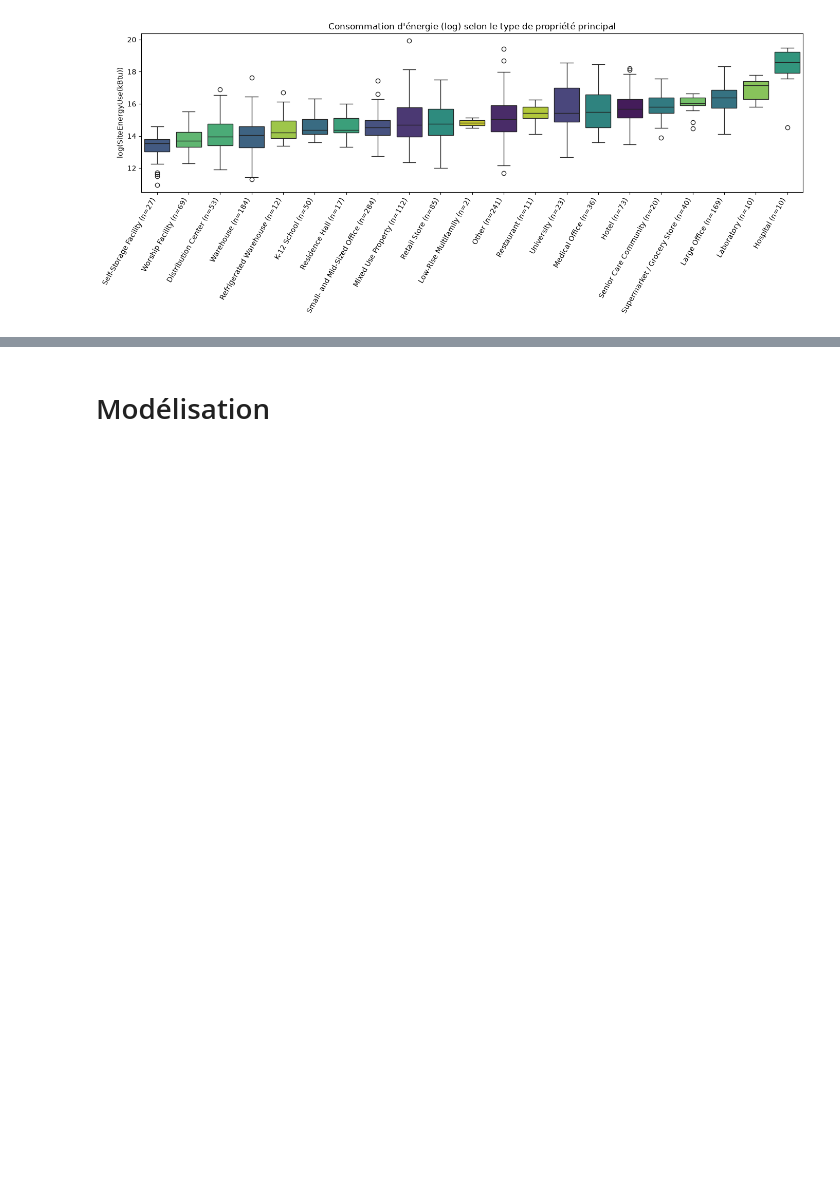
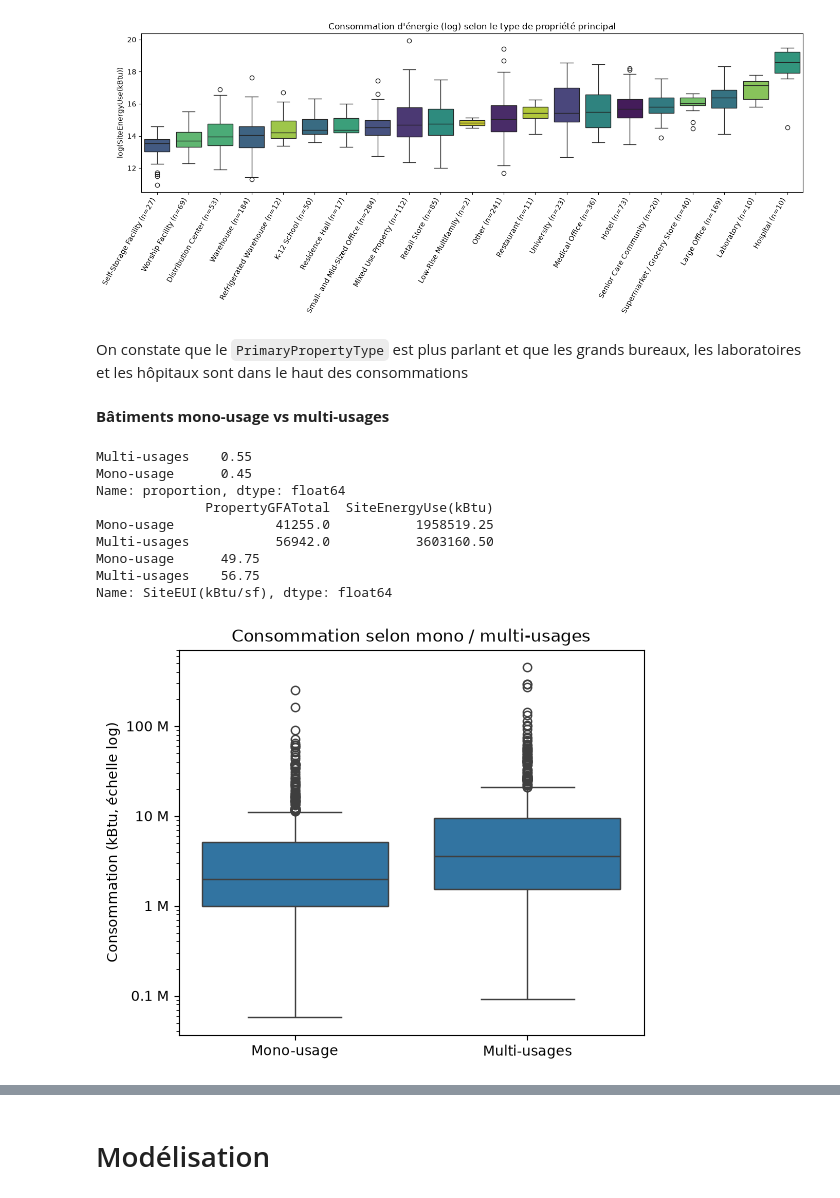
Before and after one commit to youdontknowmu/Projet3, a Jupyter notebook: P3_template_modelistation_supervisee_data_scientist.ipynb, the cells around one changed output, grey strips where cells are left out. Saved outputs shown, nothing was run; the diff lists cells and outputs as text; code cells hidden in the pictures; blank space fills up the shorter version.

```diff
--- a/P3_template_modelistation_supervisee_data_scientist.ipynb
+++ b/P3_template_modelistation_supervisee_data_scientist.ipynb
@@ -376,3 +716,44 @@ plt.tight_layout()
 plt.show()
 # %% [output]
 [figure]
+# %% [markdown]
+On constate que le `PrimaryPropertyType` est plus parlant et que les grands bureaux, les laboratoires et les hôpitaux sont dans le haut des consommations
+# %% [markdown]
+**Bâtiments mono-usage vs multi-usages**
+# %%
+"""Comparaison des bâtiments mono-usage et multi-usages"""
+from matplotlib.ticker import FuncFormatter  # sert à rendre l'axe Y lisible ("1 M" au lieu de 10^6)
+
+# Série temporaire (pas ajoutée au dataframe) : un bâtiment est "multi" s'il a un 2e usage déclaré
+type_usage = np.where(building_consumption["SecondLargestPropertyUseType"] == "None", "Mono-usage", "Multi-usages")
+
+# Combien de bâtiments dans chaque groupe ?
+print(pd.Series(type_usage).value_counts(normalize=True).round(2))  # en proportion
+
+# Médianes par groupe : surface et consommation
+# (médiane et pas moyenne, car les distributions sont asymétriques -> cf. 1.8)
+print(building_consumption.groupby(type_usage)[["PropertyGFATotal", target]].median())
+
+# Consommation PAR SURFACE (kBtu/sqft) : neutralise l'effet taille
+# -> si les multi-usages consomment aussi plus par sqft, l'écart ne vient pas que de leur taille
+print(building_consumption.groupby(type_usage)["SiteEUI(kBtu/sf)"].median())
+
+# Boxplot de la consommation (log) par groupe
+plt.figure(figsize=(6, 5))
+sns.boxplot(x=type_usage, y=building_consumption[target])
+plt.yscale("log")
+plt.gca().yaxis.set_major_formatter(FuncFormatter(lambda valeur, _: f"{valeur/1e6:g} M"))
+plt.title("Consommation selon mono / multi-usages")
+plt.ylabel("Consommation (kBtu, échelle log)")
+plt.show()
+# %% [output]
+Multi-usages    0.55
+Mono-usage      0.45
+Name: proportion, dtype: float64
+              PropertyGFATotal  SiteEnergyUse(kBtu)
+Mono-usage             41255.0           1958519.25
+Multi-usages           56942.0           3603160.50
+Mono-usage      49.75
+Multi-usages    56.75
+Name: SiteEUI(kBtu/sf), dtype: float64
+[figure, added]
```
Also changed, not shown: parts of 53 cells of this notebook, 1 other file.
